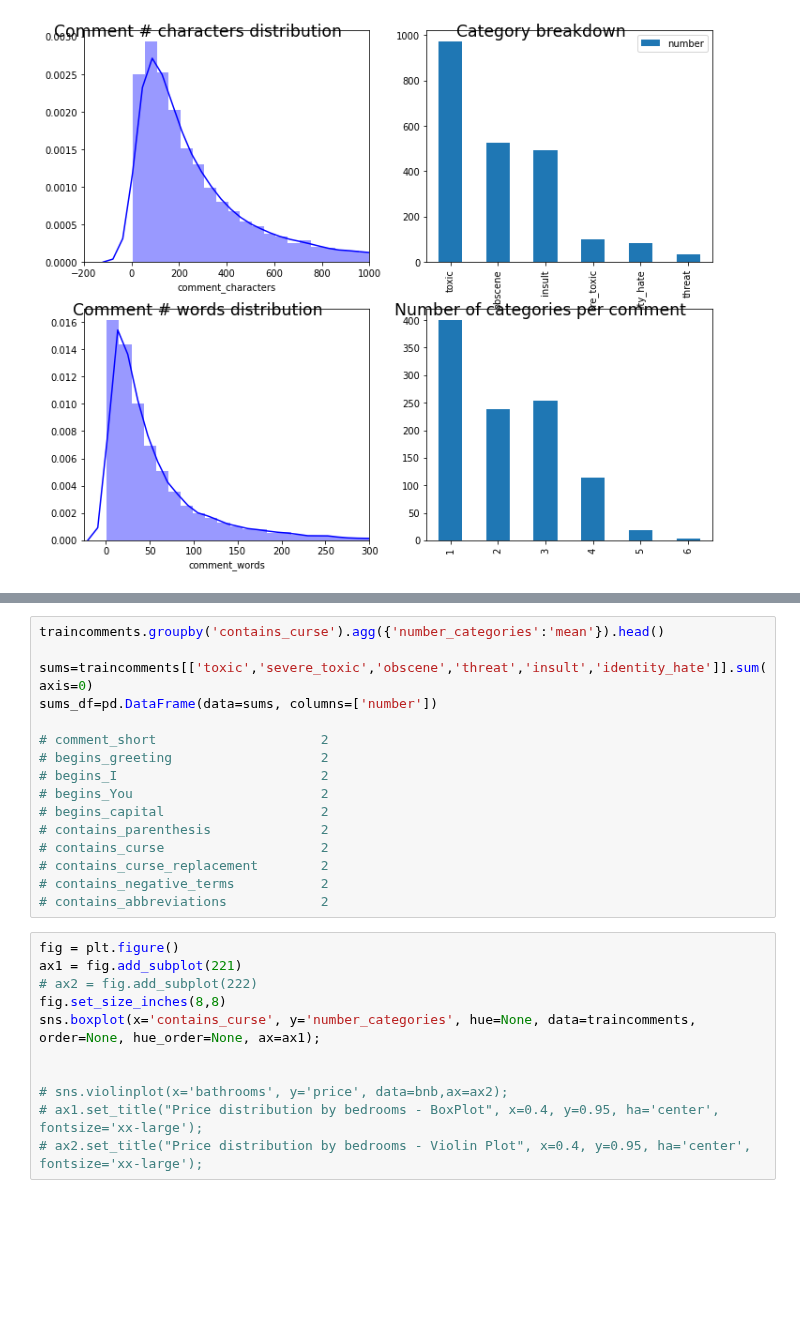
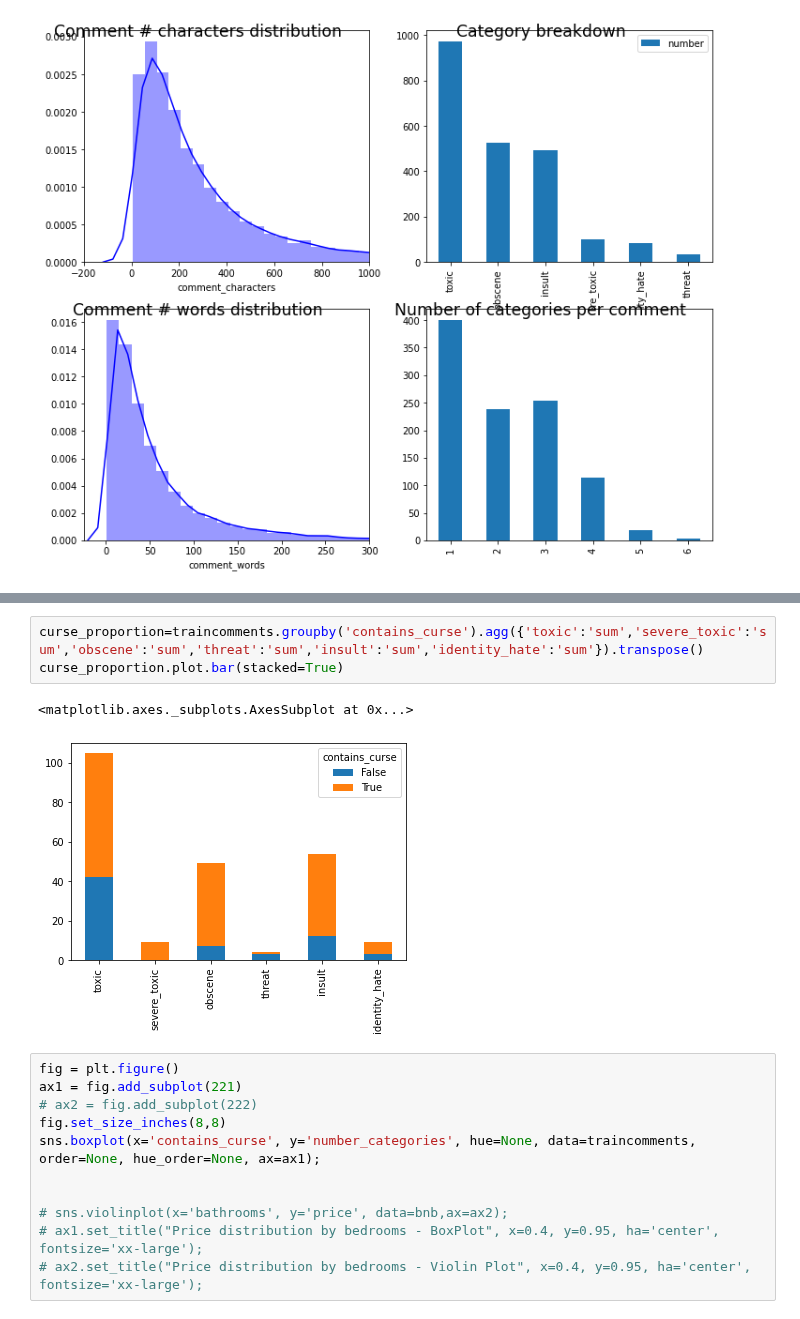
Before and after one commit to orbenishay/Classification, a Jupyter notebook: Toxic_comments_classification.ipynb, the cells around one changed output, grey strips where cells are left out. Drawn from its saved outputs; the diff is of its cells as text; blank space fills up the shorter version.

```diff
--- a/Toxic_comments_classification.ipynb
+++ b/Toxic_comments_classification.ipynb
@@ -265,19 +262,9 @@ sns.heatmap(corr, xticklabels=corr.columns.values, yticklabels=corr.columns.valu
-# %%
-traincomments.groupby('contains_curse').agg({'number_categories':'mean'}).head()
-
-sums=traincomments[['toxic','severe_toxic','obscene','threat','insult','identity_hate']].sum(axis=0)
-sums_df=pd.DataFrame(data=sums, columns=['number'])
-
-# comment_short                     2
-# begins_greeting                   2
-# begins_I                          2
-# begins_You                        2
-# begins_capital                    2
-# contains_parenthesis              2
-# contains_curse                    2
-# contains_curse_replacement        2
-# contains_negative_terms           2
-# contains_abbreviations            2
+# %%
+curse_proportion=traincomments.groupby('contains_curse').agg({'toxic':'sum','severe_toxic':'sum','obscene':'sum','threat':'sum','insult':'sum','identity_hate':'sum'}).transpose()
+curse_proportion.plot.bar(stacked=True)
+# %% [output]
+<matplotlib.axes._subplots.AxesSubplot at 0x...>
+[figure, added]
 # %%
 fig = plt.figure()
 ax1 = fig.add_subplot(221)
```
Also changed, not shown: parts of 12 cells of this notebook.
